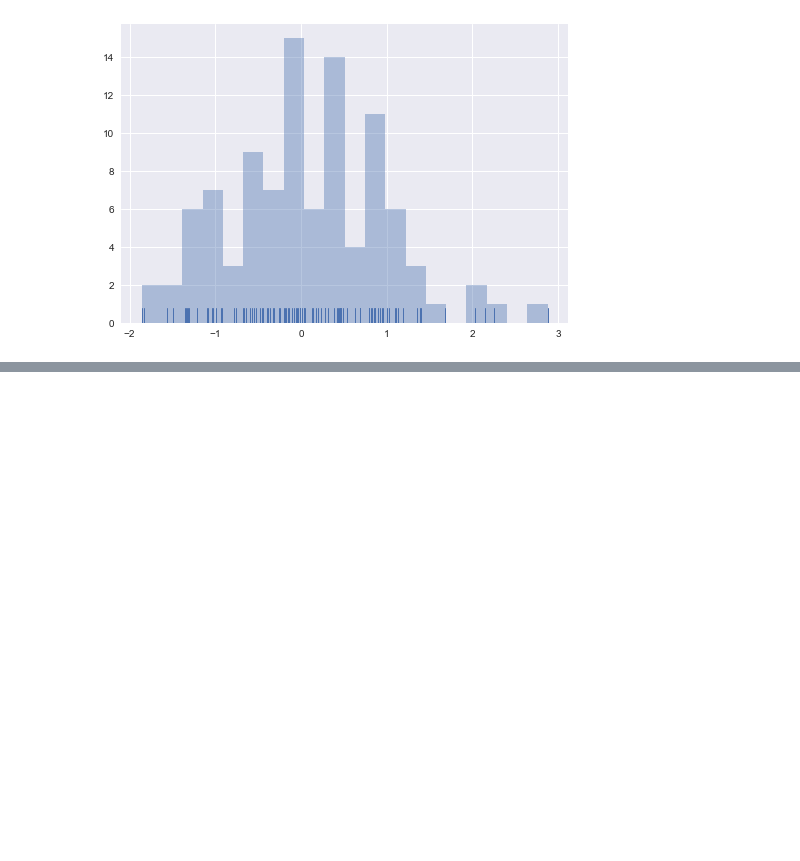
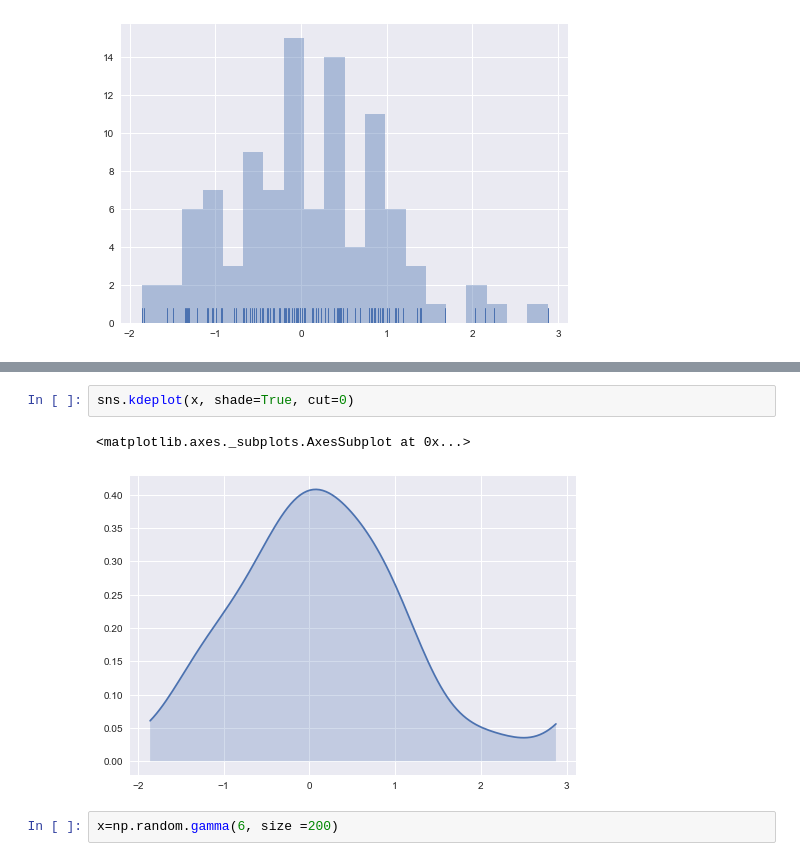
Before and after one commit to dddragons/kaggle-titanic, a Jupyter notebook: dddragons-seaborn-exercises-plotting.ipynb, the cells around one changed output, grey strips where cells are left out. Saved outputs shown, nothing was run; the diff lists cells and outputs as text; blank space fills up the shorter version.

```diff
--- a/dddragons-seaborn-exercises-plotting.ipynb
+++ b/dddragons-seaborn-exercises-plotting.ipynb
@@ -28,0 +47,7 @@ sns.distplot(x, bins=20, kde=False, rug=True)
+# %%
+sns.kdeplot(x, shade=True, cut=0)
+# %% [output]
+<matplotlib.axes._subplots.AxesSubplot at 0x...>
+[figure, added]
+# %%
+x=np.random.gamma(6, size =200)
```
Also changed, not shown: parts of 19 cells of this notebook.
